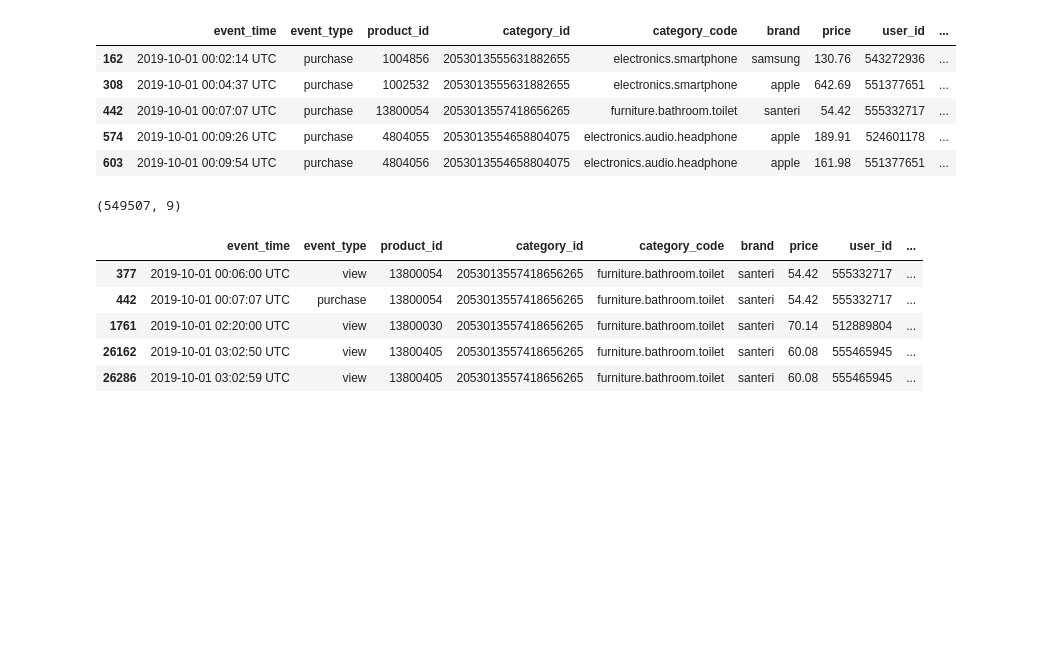
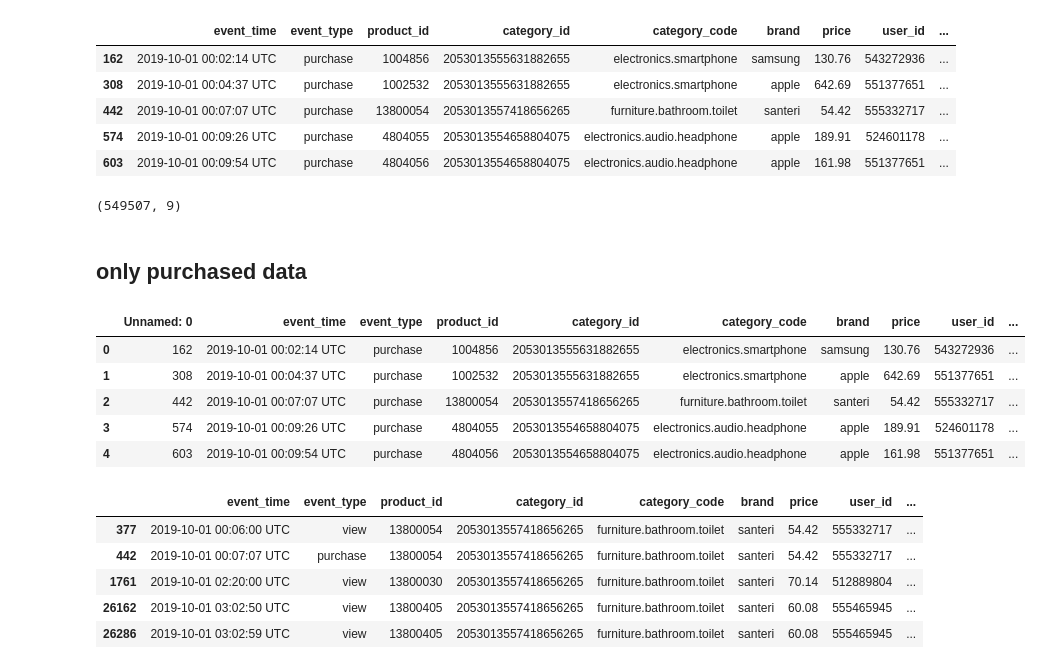
Before and after one commit to Senoirpro/Product-recommendation-for-e-commerce, a Jupyter notebook: senoir.ipynb, the cells around one changed output. Cells and saved outputs as stored; diff of their text form; code cells hidden in the pictures; blank space fills up the shorter version.

```diff
--- a/senoir.ipynb
+++ b/senoir.ipynb
@@ -35,3 +35,5 @@ purchase.head()
 purchase.shape
 # %% [output]
 (549507, 9)
+# %% [markdown]
+## only purchased data
@@ -38,3 +42,14 @@ purchase.shape
+# %%
+import pandas as pd
+df_pur = pd.read_csv("drive/MyDrive/Dataset/Purchased.csv")
+df_pur.head()
+# %% [output]
+|  | Unnamed: 0 | event_time | event_type | product_id | category_id | category_code | brand | price | user_id | ... |
+| 0 | 162 | 2019-10-01 00:02:14 UTC | purchase | 1004856 | 2053013555631882655 | electronics.smartphone | samsung | 130.76 | 543272936 | ... |
+| 1 | 308 | 2019-10-01 00:04:37 UTC | purchase | 1002532 | 2053013555631882655 | electronics.smartphone | apple | 642.69 | 551377651 | ... |
+| 2 | 442 | 2019-10-01 00:07:07 UTC | purchase | 13800054 | 2053013557418656265 | furniture.bathroom.toilet | santeri | 54.42 | 555332717 | ... |
+| 3 | 574 | 2019-10-01 00:09:26 UTC | purchase | 4804055 | 2053013554658804075 | electronics.audio.headphone | apple | 189.91 | 524601178 | ... |
+| 4 | 603 | 2019-10-01 00:09:54 UTC | purchase | 4804056 | 2053013554658804075 | electronics.audio.headphone | apple | 161.98 | 551377651 | ... |
 # %%
 # df2 = df1
 
```
Also changed, not shown: parts of 17 cells of this notebook.
